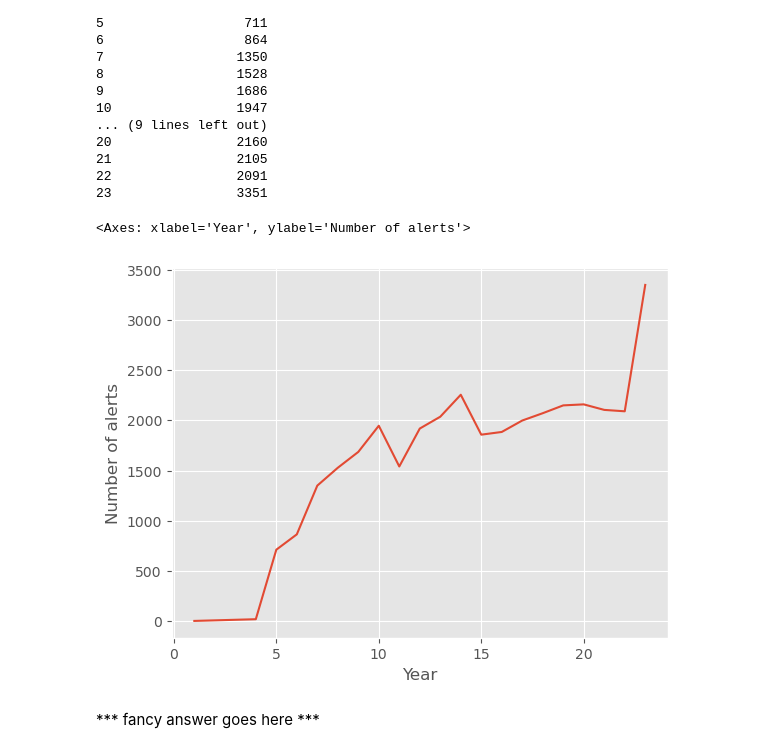
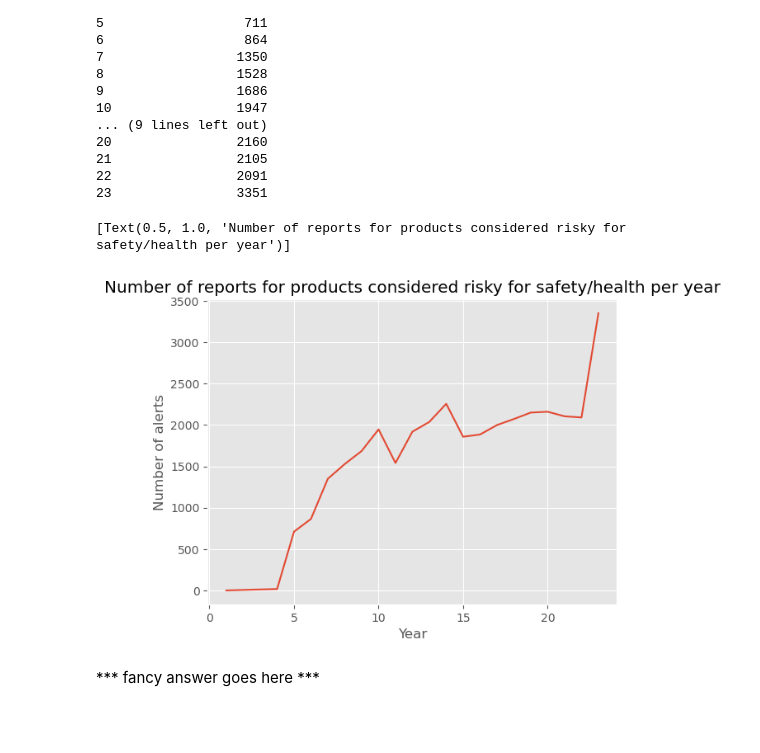
Before and after one commit to noah18c/Data_analysis, a Jupyter notebook: clinic_1/clinic1-2024.ipynb, the cells around one changed output. Saved outputs shown, nothing was run; the diff lists cells and outputs as text; code cells hidden in the pictures; blank space fills up the shorter version.

```diff
--- a/clinic_1/clinic1-2024.ipynb
+++ b/clinic_1/clinic1-2024.ipynb
@@ -570,10 +592,10 @@ Year
 22                2091
 23                3351
 # %%
-sns.lineplot(data=year_counts_df,x='Year',y='Number of alerts')
+sns.lineplot(data=year_counts_df,x='Year',y='Number of alerts').set(title='Number of reports for products considered risky for safety/health per year')
 # %% [output]
-<Axes: xlabel='Year', ylabel='Number of alerts'>
+[Text(0.5, 1.0, 'Number of reports for products considered risky for safety/health per year')]
-[figure, old version]
+[figure, new version]
 # %% [markdown]
 *** fancy answer goes here ***
 # %% [markdown]
```
Also changed, not shown: parts of 9 cells of this notebook.
